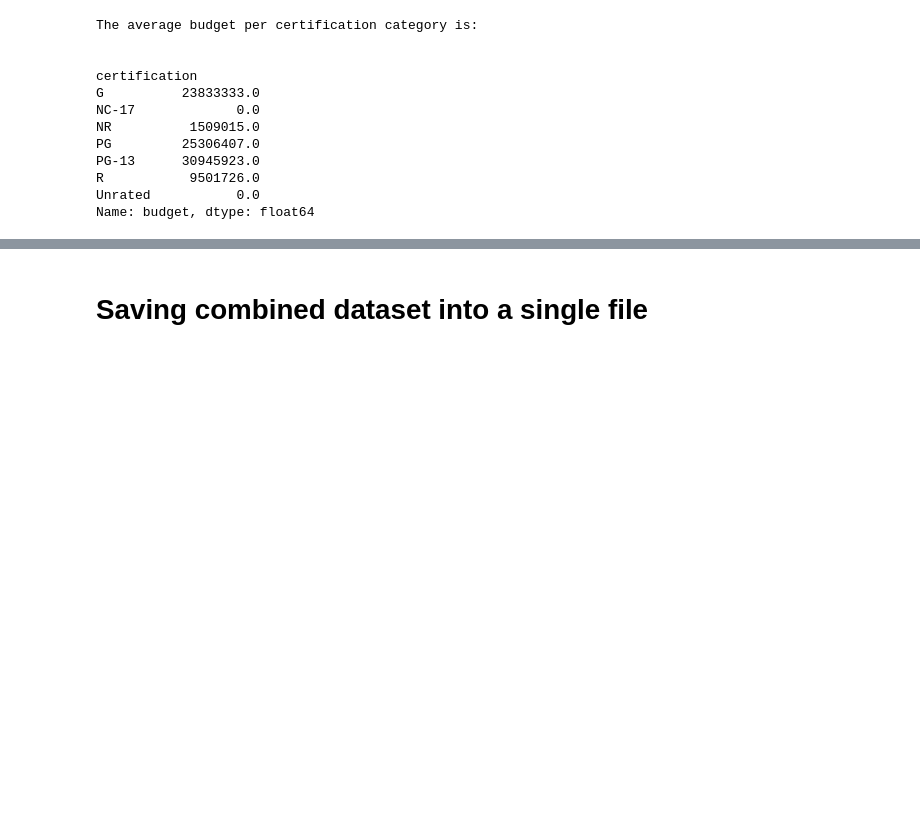
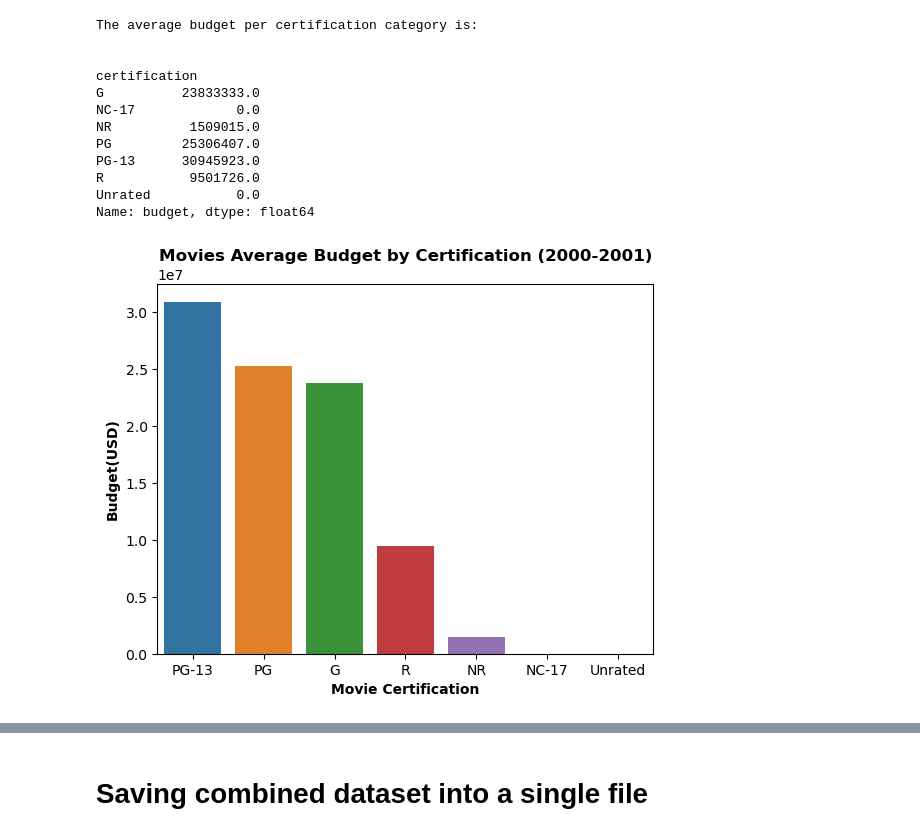
Before and after one commit to patelmedha/IMDB-Movie-Ratings, a Jupyter notebook: PART 2- Extract from TMDB (EDA).ipynb, the cells around one changed output, grey strips where cells are left out. Cells and saved outputs as stored; diff of their text form; code cells hidden in the pictures; blank space fills up the shorter version.

```diff
--- a/PART 2- Extract from TMDB (EDA).ipynb
+++ b/PART 2- Extract from TMDB (EDA).ipynb
@@ -127,3 +181,24 @@ PG-13      30945923.0
 R           9501726.0
 Unrated           0.0
 Name: budget, dtype: float64
+# %%
+## Define label_order
+avg_budget_per_certi = movies00_01.groupby('certification')['budget'].mean().sort_values(ascending=False)
+avg_budget_per_certi
+## Define a MatplotLib ax object using sns.barplot()
+fig, ax = plt.subplots()
+ax = sns.barplot(data = movies00_01,
+                 x ='certification',
+                 y = 'budget',
+                 order = avg_budget_per_certi.index,
+                 errorbar = None)
+## Set the Title
+ax.set_title('Movies Average Budget by Certification (2000-2001)', fontsize=12, fontweight = 'bold')
+# Set Axes Labels
+ax.set_xlabel('Movie Certification', fontsize=10, fontweight = 'bold')
+ax.set_ylabel('Budget(USD)', fontsize=10, fontweight = 'bold');
+
+#Saving plot
+plt.savefig('Images/avg_budget_certification_movies00_01.png')
+# %% [output]
+[figure, added]
```
Also changed, not shown: parts of 7 cells of this notebook, 5 other files.
